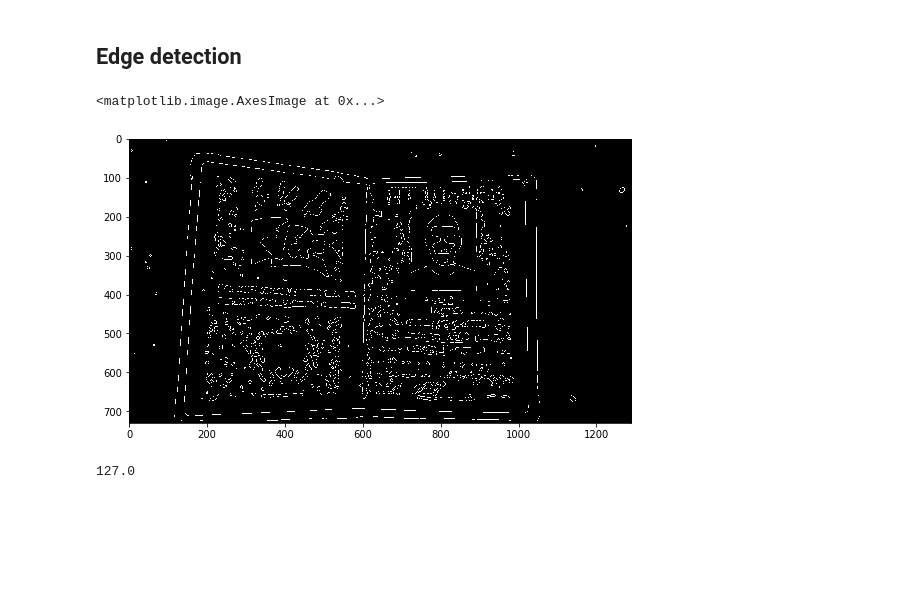
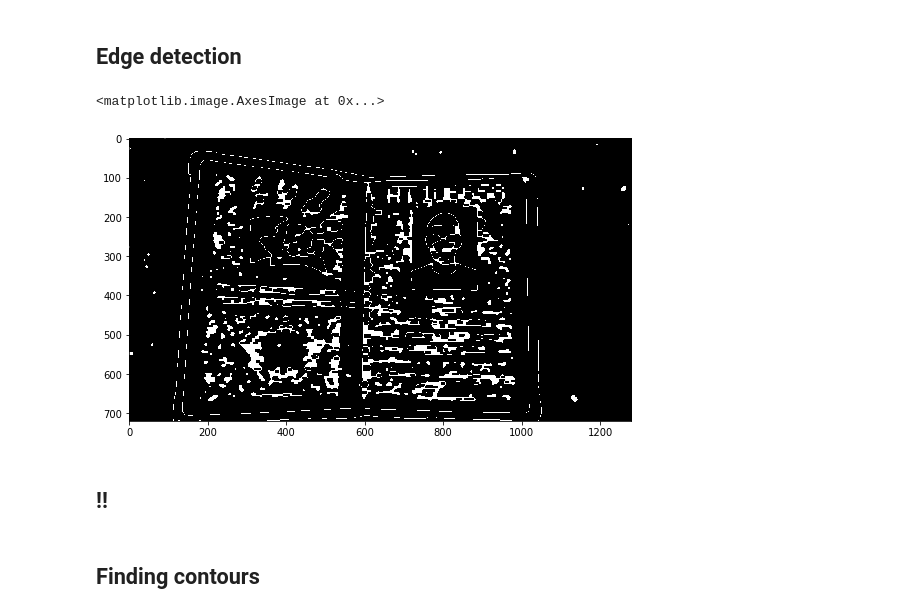
Before and after one commit to romaberezhok/passport-contour-detection, a Jupyter notebook: Passport Contour Detection.ipynb, the cells around one changed output. Cells and saved outputs as stored; diff of their text form; code cells hidden in the pictures; blank space fills up the shorter version.

Commit message:
Finding contours

```diff
--- a/Passport Contour Detection.ipynb
+++ b/Passport Contour Detection.ipynb
@@ -20,29 +21,32 @@ plt.imshow(img)
 # %%
 MIN_VAL = 200
 MAX_VAL = 250
 
 def detect_edges(img, min_val=MIN_VAL, max_val=MAX_VAL):
     img = cv2.cvtColor(img, cv2.COLOR_BGR2GRAY)
 
     # Apply filter, threshold and blur
     img = cv2.bilateralFilter(img, 9, 75, 75)
     img = cv2.adaptiveThreshold(img, 255, cv2.ADAPTIVE_THRESH_GAUSSIAN_C, cv2.THRESH_BINARY, 115, 4)
     img = cv2.medianBlur(img, 5)
 
     # Add border
-    img = cv2.copyMakeBorder(img, 5, 5, 5, 5, cv2.BORDER_CONSTANT, value=[0, 0, 0])
+    # img = cv2.copyMakeBorder(img, 5, 5, 5, 5, cv2.BORDER_CONSTANT, value=[0, 0, 0])
 
     # Apply Canny edge detector
     img = cv2.Canny(img, min_val, max_val)
+
+    # Apply morph transformation (img => erosion => dilation)
+    img = cv2.morphologyEx(img, cv2.MORPH_CLOSE, np.ones((5, 11)))
 
     return img
 
 edges_img = detect_edges(img)
 plt.imshow(edges_img, cmap='gray')
 # %% [output]
 <matplotlib.image.AxesImage at 0x...>
-[figure, old version]
+[figure, new version]
-# %%
-ret3
-# %% [output]
-127.0
+# %% [markdown]
+## !!
+# %% [markdown]
+## Finding contours
```
Also changed, not shown: parts of 3 cells of this notebook.
